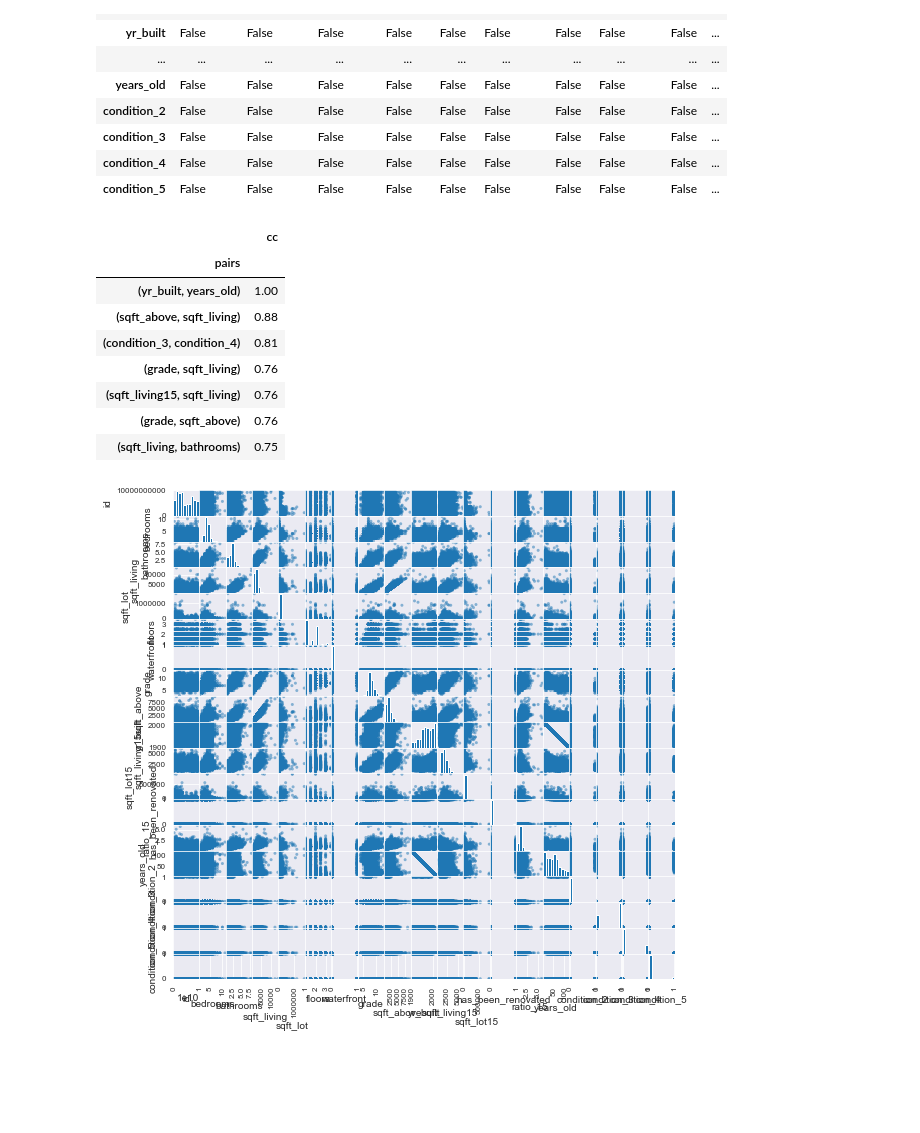
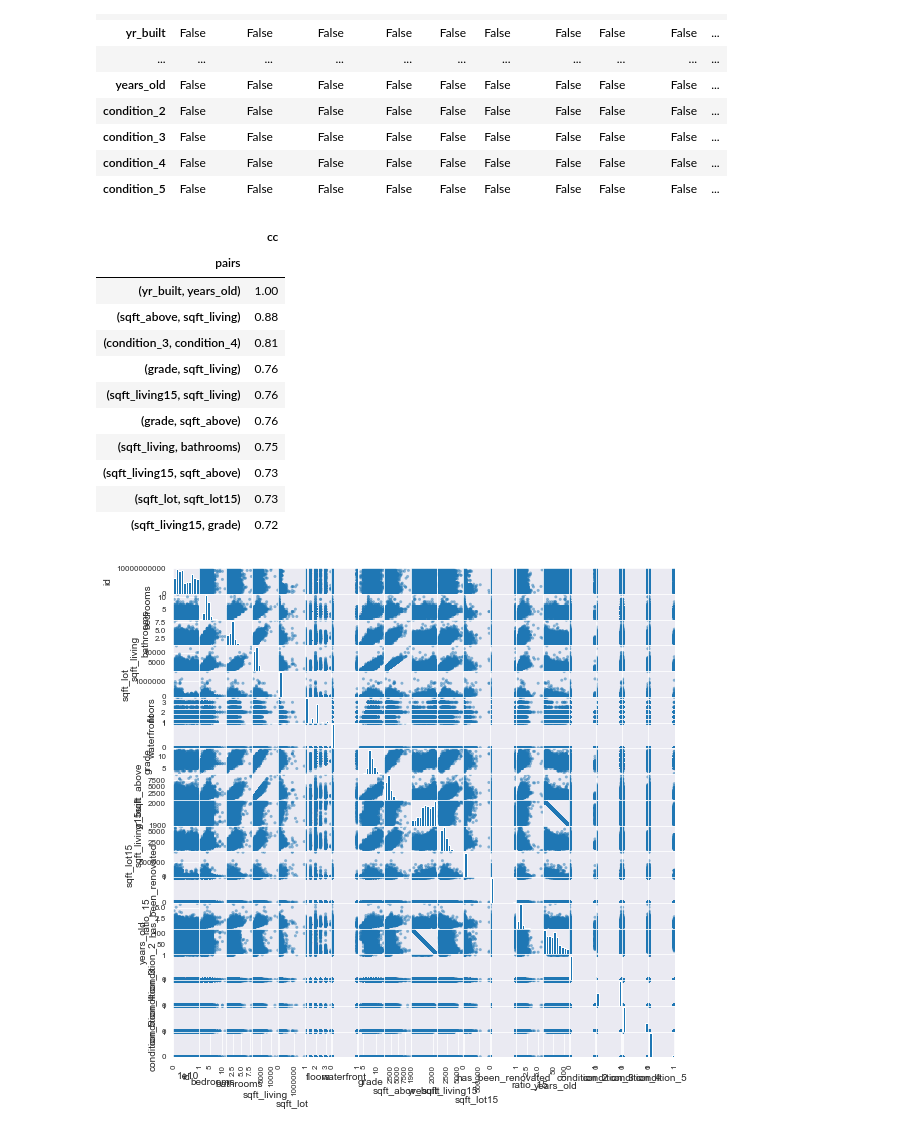
Before and after one commit to griffinhundley/predicting-housing-prices, a Jupyter notebook: notebooks/scratch/MalcolmScratch.ipynb, the cells around one changed output. Saved outputs shown, nothing was run; the diff lists cells and outputs as text; code cells hidden in the pictures; blank space fills up the shorter version.

```diff
--- a/notebooks/scratch/MalcolmScratch.ipynb
+++ b/notebooks/scratch/MalcolmScratch.ipynb
@@ -21,7 +28,7 @@ import matplotlib.ticker as mtick
 # %%
 # Getting the initial data and splitting into test and training sets in an 80:20 split
 df = dc.test_split(
-    dc.get_data('data/kc_house_data.csv')
+    dc.get_data('../../data/kc_house_data.csv')
 )
 X_train = df[0]
 X_test = df[1]
@@ -139,17 +146,20 @@ df.columns = ['cc']
 # for the sake of exercise, kept it in.
 df.drop_duplicates(inplace=True)
 # %%
-df[(df.cc>.75) & (df.cc <1)]
+df[(df.cc>.70) & (df.cc <1)]
 # %% [output]
 |  | cc |
 | pairs |  |
 | (yr_built, years_old) | 1.00 |
 | (sqft_above, sqft_living) | 0.88 |
 | (condition_3, condition_4) | 0.81 |
 | (grade, sqft_living) | 0.76 |
 | (sqft_living15, sqft_living) | 0.76 |
 | (grade, sqft_above) | 0.76 |
 | (sqft_living, bathrooms) | 0.75 |
+| (sqft_living15, sqft_above) | 0.73 |
+| (sqft_lot, sqft_lot15) | 0.73 |
+| (sqft_living15, grade) | 0.72 |
 # %%
 pd.plotting.scatter_matrix(X_train,figsize  = [9, 9]);
 plt.show()
```
Also changed, not shown: parts of 22 cells of this notebook.
